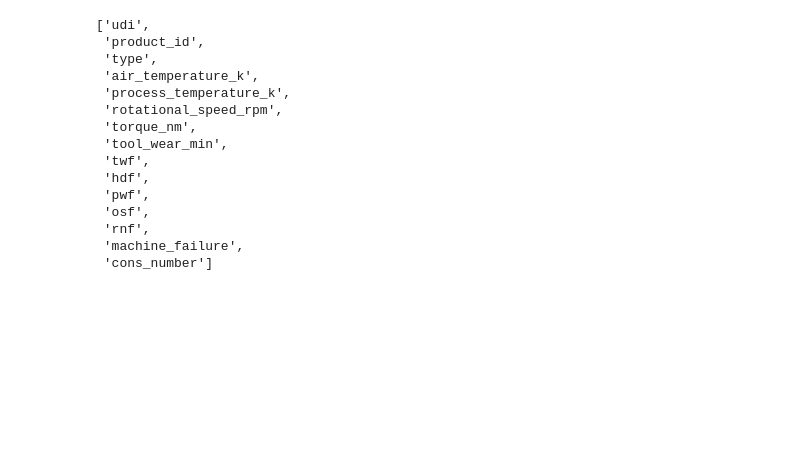
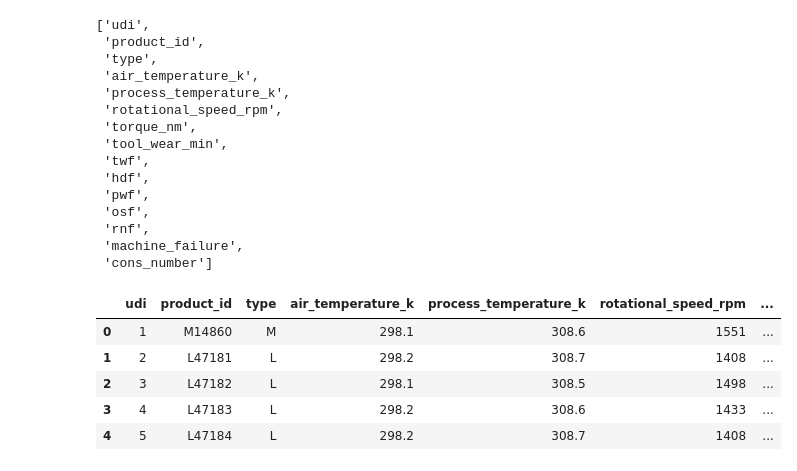
Before and after one commit to yaxintang/capstone_predictive_maintenance, a Jupyter notebook: 01_EDA complete.ipynb, the cells around one changed output. Cells and saved outputs as stored; diff of their text form; code cells hidden in the pictures; blank space fills up the shorter version.

```diff
--- a/01_EDA complete.ipynb
+++ b/01_EDA complete.ipynb
@@ -467,3 +467,12 @@ for col in cols:
         height=size,
         labels=lab_dict)
     fig.show()
+# %%
+df.head()
+# %% [output]
+|  | udi | product_id | type | air_temperature_k | process_temperature_k | rotational_speed_rpm | ... |
+| 0 | 1 | M14860 | M | 298.1 | 308.6 | 1551 | ... |
+| 1 | 2 | L47181 | L | 298.2 | 308.7 | 1408 | ... |
+| 2 | 3 | L47182 | L | 298.1 | 308.5 | 1498 | ... |
+| 3 | 4 | L47183 | L | 298.2 | 308.6 | 1433 | ... |
+| 4 | 5 | L47184 | L | 298.2 | 308.7 | 1408 | ... |
```
Also changed, not shown: parts of 19 cells of this notebook.
